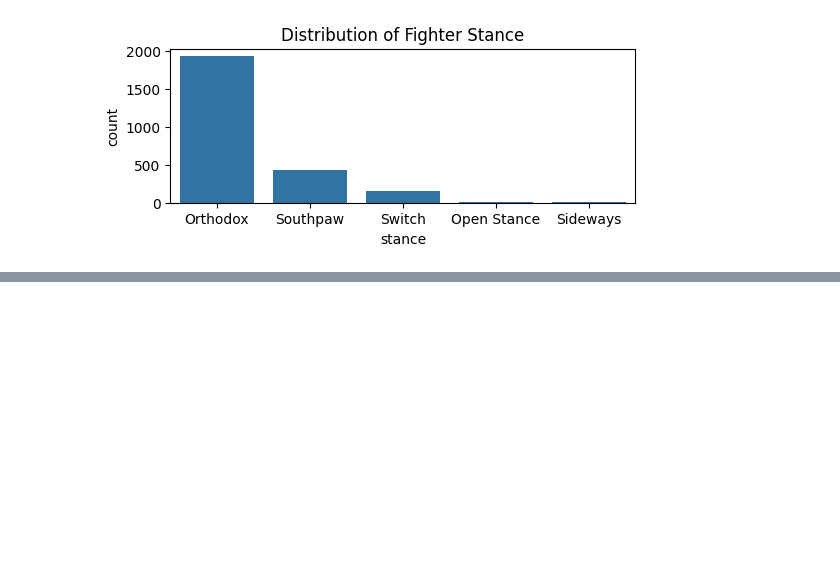
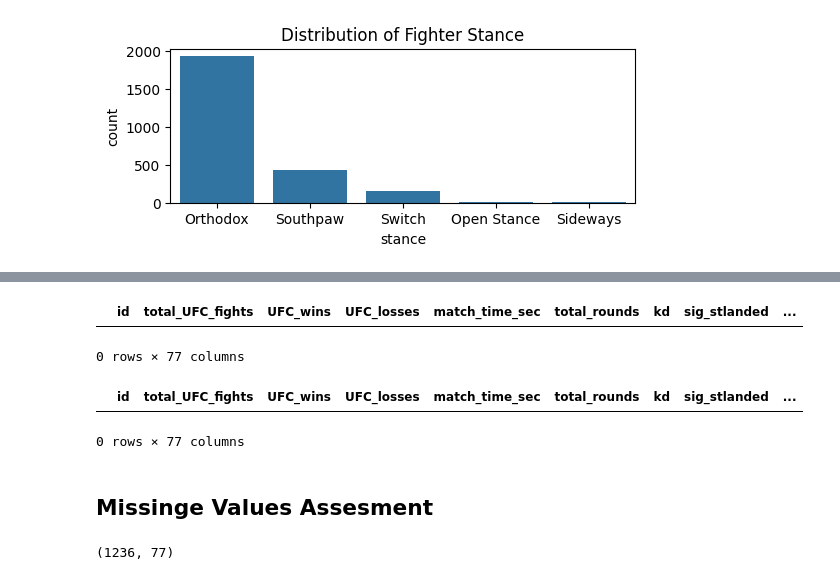
Before and after one commit to sgracia19/UFC_Fighter_Segmentation, a Jupyter notebook: notebooks/02_Data_Exploration.ipynb, the cells around one changed output, grey strips where cells are left out. Drawn from its saved outputs; the diff is of its cells as text; code cells hidden in the pictures; blank space fills up the shorter version.

```diff
--- a/notebooks/02_Data_Exploration.ipynb
+++ b/notebooks/02_Data_Exploration.ipynb
@@ -120,0 +136,22 @@ df.loc[df['total_UFC_fights'] < 5].shape # 1403 fighters have less than 5 fights
+# %%
+# Check if any fighters have no wins and no losses
+df.loc[(df['UFC_wins'] == 0) & (df['UFC_losses'] == 0)]# No fighters with no wins and no losses
+# %% [output]
+|  | id | total_UFC_fights | UFC_wins | UFC_losses | match_time_sec | total_rounds | kd | sig_stlanded | ... |
+0 rows × 77 columns
+# %%
+# Check for fighters with negative values in any numeric columns
+negative_values = df[numeric_cols].lt(0).any(axis=1)
+df[negative_values] # No fighters with negative values in any numeric columns
+# %% [output]
+|  | id | total_UFC_fights | UFC_wins | UFC_losses | match_time_sec | total_rounds | kd | sig_stlanded | ... |
+0 rows × 77 columns
+# %% [markdown]
+## Missinge Values Assesment
+# %%
+# df.shape # (2598, 77)
+
+# Check for missing values
+df.loc[df.isnull().any(axis=1)].shape # (1246, 77) out of 2598 rows have at least one missing value
+# %% [output]
+(1236, 77)
```
Also changed, not shown: parts of 16 cells of this notebook, 1 other file.
